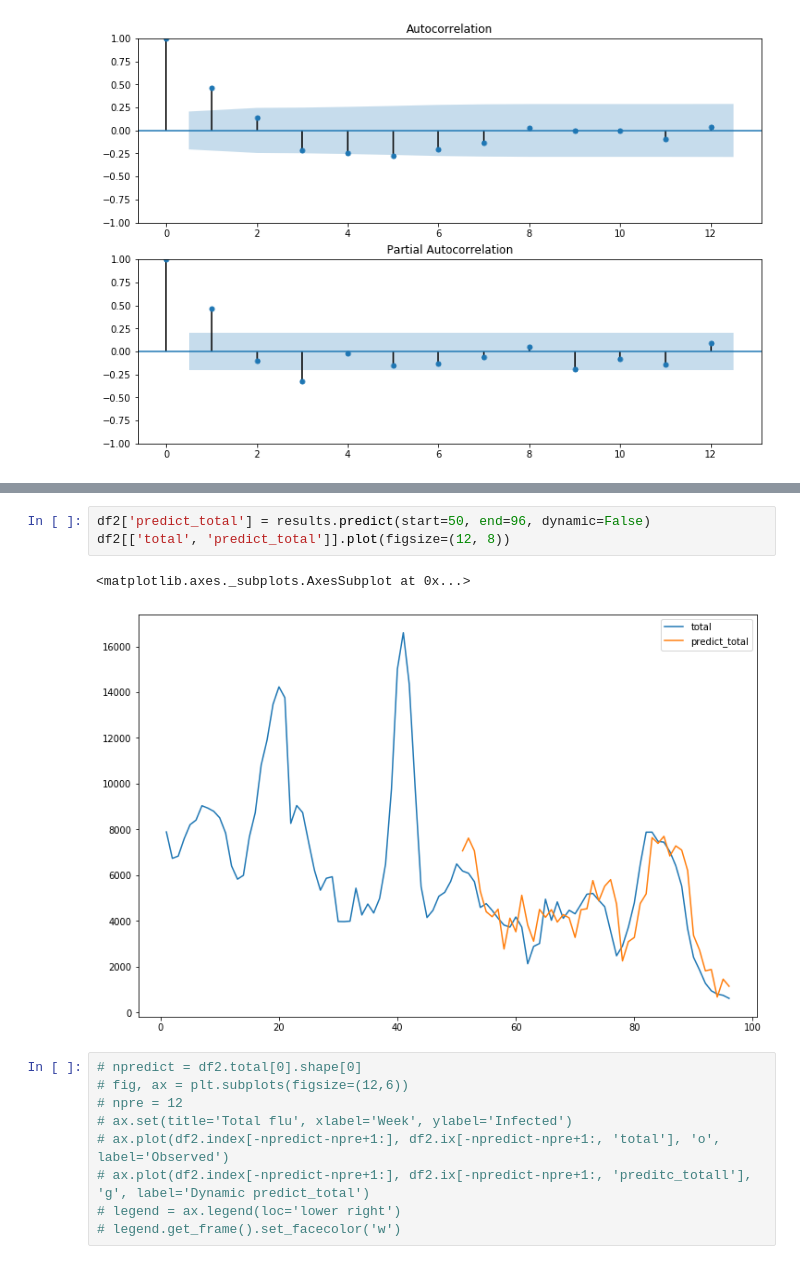
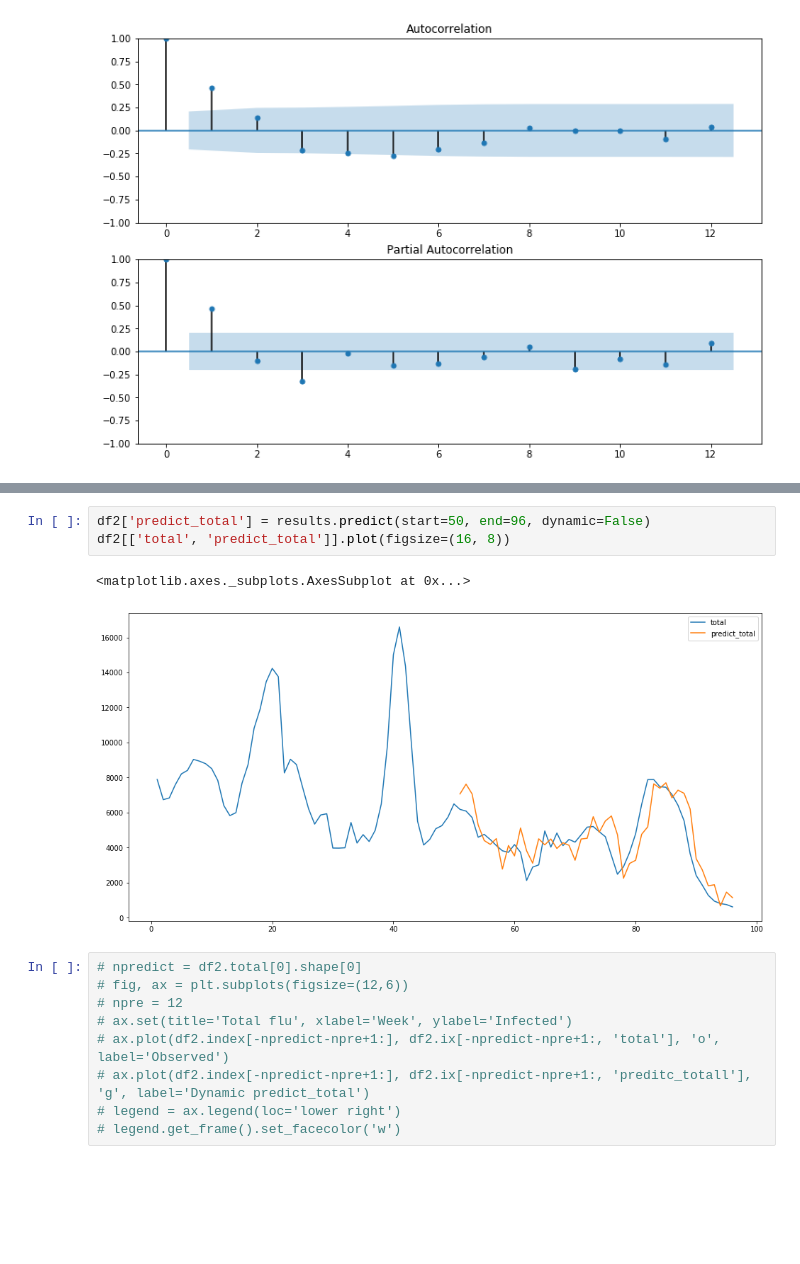
Before and after one commit to banchinche/flu-infection, a Jupyter notebook: notebooks/flu-infection.ipynb, the cells around one changed output, grey strips where cells are left out. Saved outputs shown, nothing was run; the diff lists cells and outputs as text; blank space fills up the shorter version.

```diff
--- a/notebooks/flu-infection.ipynb
+++ b/notebooks/flu-infection.ipynb
@@ -158,10 +159,10 @@ Warnings:
 [2] Covariance matrix is singular or near-singular, with condition number 1.85e+28. Standard errors may be unstable.
 # %%
 df2['predict_total'] = results.predict(start=50, end=96, dynamic=False)
-df2[['total', 'predict_total']].plot(figsize=(12, 8))
+df2[['total', 'predict_total']].plot(figsize=(16, 8))
 # %% [output]
 <matplotlib.axes._subplots.AxesSubplot at 0x...>
-[figure, old version]
+[figure, new version]
 # %%
 # npredict = df2.total[0].shape[0]
 # fig, ax = plt.subplots(figsize=(12,6))
```
Also changed, not shown: parts of 3 cells of this notebook, 3 other files.
